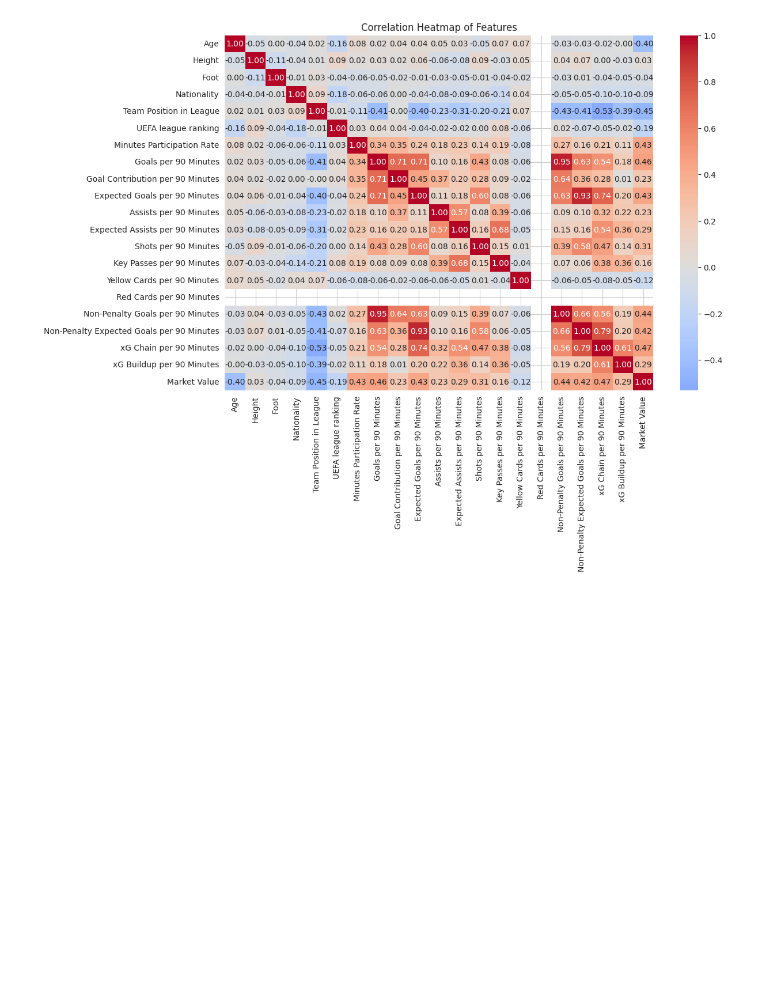
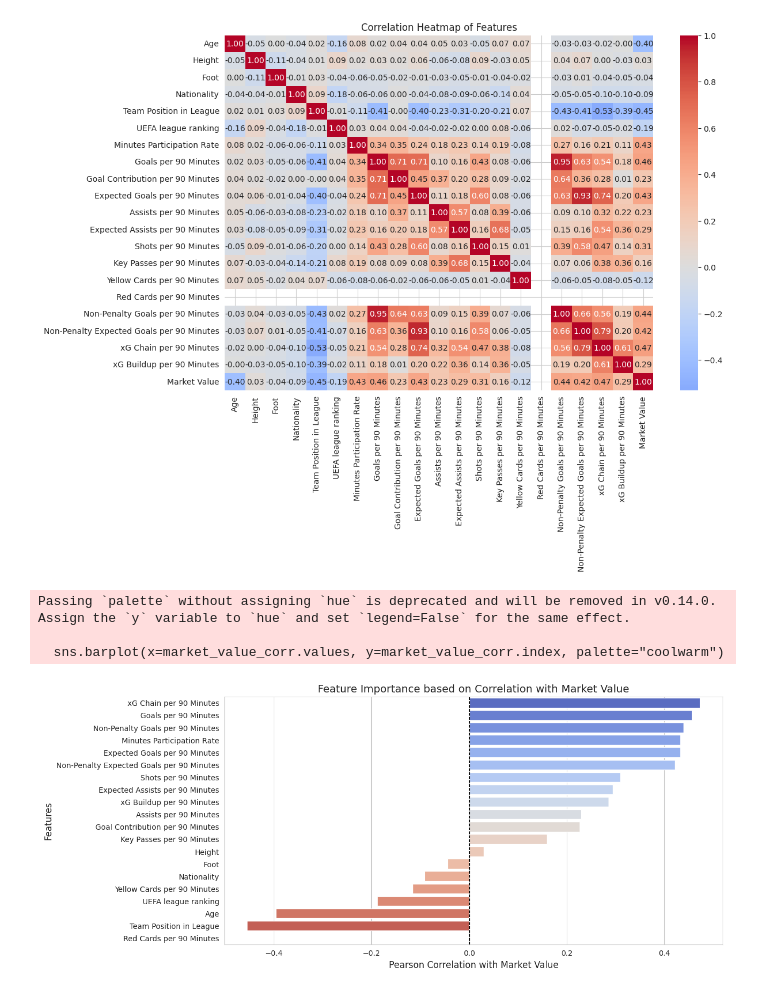
Before and after one commit to l3wandowskyy/Pricing-Footballers-Master, a Jupyter notebook: preditict_value_footballer.ipynb, the cells around one changed output. Drawn from its saved outputs; the diff is of its cells as text; code cells hidden in the pictures; blank space fills up the shorter version.

```diff
--- a/preditict_value_footballer.ipynb
+++ b/preditict_value_footballer.ipynb
@@ -900,3 +900,25 @@ plt.title("Correlation Heatmap of Features")
 plt.show()
 # %% [output]
 [figure]
+# %%
+import seaborn as sns
+import matplotlib.pyplot as plt
+
+# Delete market_value
+market_value_corr = correlation_matrix["Market Value"].drop("Market Value").sort_values(ascending=False)
+
+# Column chart of feature correlation with Market Value
+plt.figure(figsize=(12, 6))
+sns.barplot(x=market_value_corr.values, y=market_value_corr.index, palette="coolwarm")
+
+# Add labels and title
+plt.xlabel("Pearson Correlation with Market Value", fontsize=12)
+plt.ylabel("Features", fontsize=12)
+plt.title("Feature Importance based on Correlation with Market Value", fontsize=14)
+plt.axvline(x=0, color="black", linestyle="--", linewidth=1)  # Linia dla lepszej orientacji
+plt.show()
+# %% [output]
+Passing `palette` without assigning `hue` is deprecated and will be removed in v0.14.0. Assign the `y` variable to `hue` and set `legend=False` for the same effect.
+
+  sns.barplot(x=market_value_corr.values, y=market_value_corr.index, palette="coolwarm")
+[figure, added]
```
Also changed, not shown: parts of 7 cells of this notebook.
